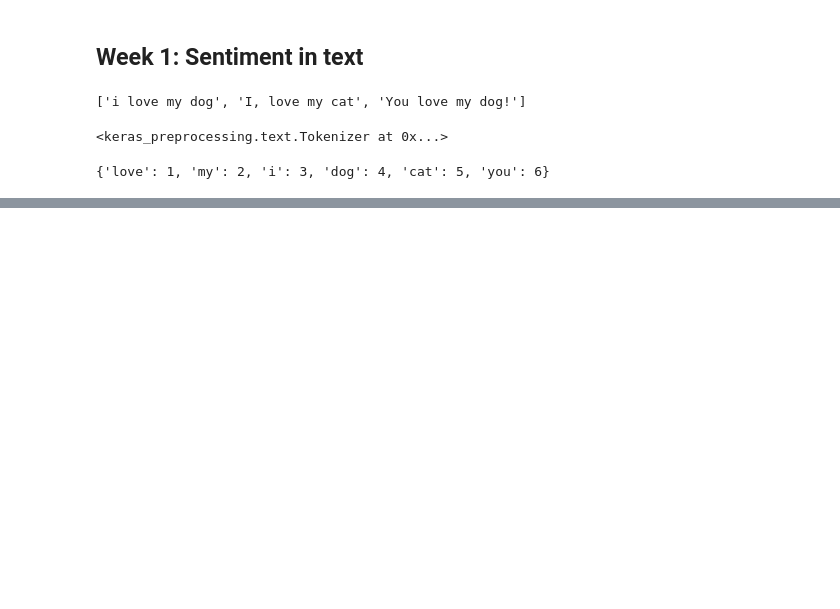
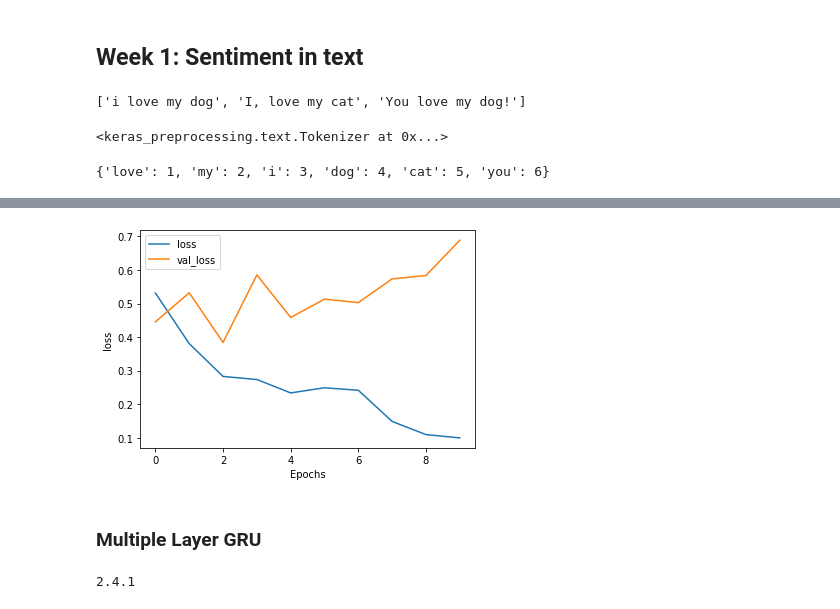
Before and after one commit to chenqingqing/python-enhancement, a Jupyter notebook: 3 - Natural Language Processing in TensorFlow.ipynb, the cells around one changed output, grey strips where cells are left out. Cells and saved outputs as stored; diff of their text form; code cells hidden in the pictures; blank space fills up the shorter version.

```diff
--- a/3 - Natural Language Processing in TensorFlow.ipynb
+++ b/3 - Natural Language Processing in TensorFlow.ipynb
@@ -26,0 +607,4 @@ print(word_index)
+# %%
+plot_graphs(history, 'loss')
+# %% [output]
+[figure, added]
@@ -26,0 +653,8 @@ print(word_index)
+# %% [markdown]
+### Multiple Layer GRU
+# %%
+import tensorflow_datasets as tfds
+import tensorflow as tf
+print(tf.__version__)
+# %% [output]
+2.4.1
```
Also changed, not shown: parts of 119 cells of this notebook, 1 other file.
